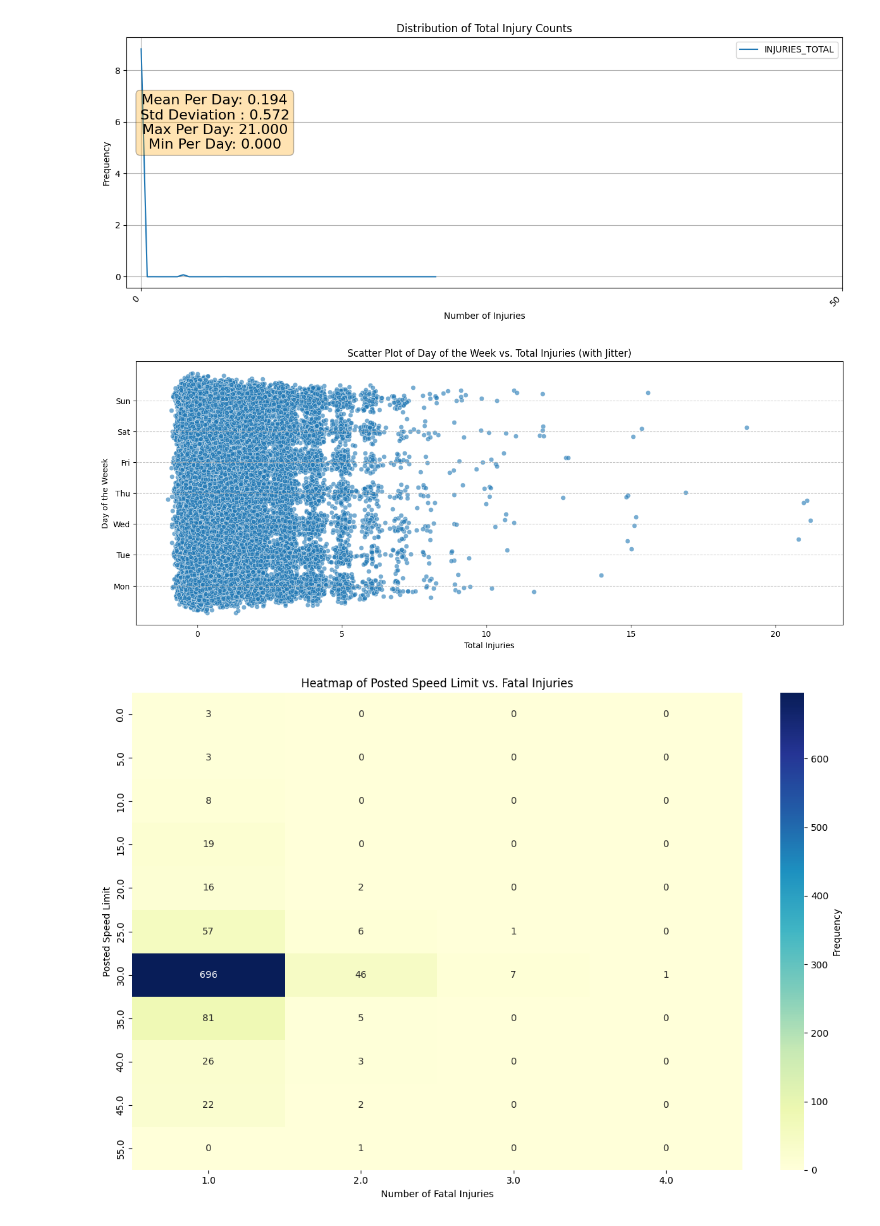
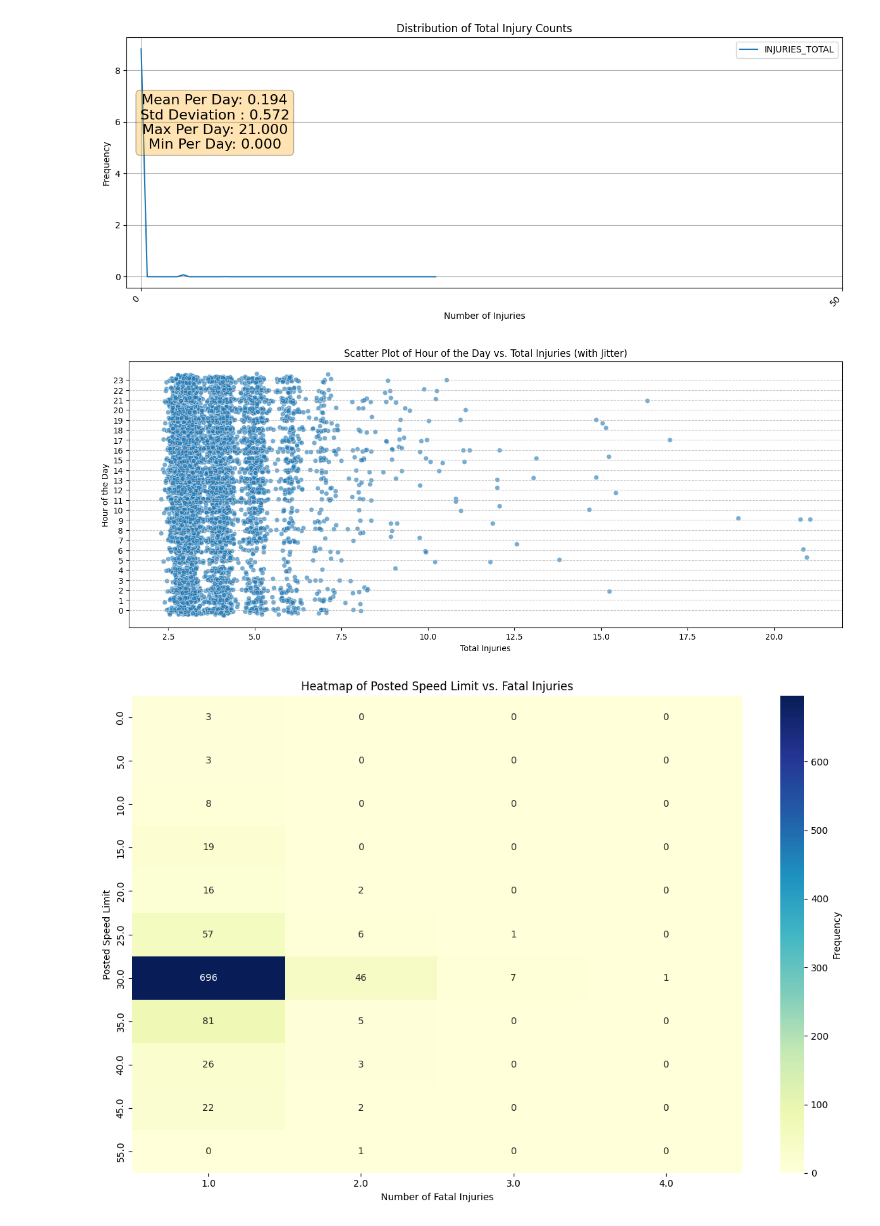
Before and after one commit to rmasud-michigan/siads_521_assignment_3, a Jupyter notebook: chicago_crash_analysis.ipynb, the cells around one changed output. Drawn from its saved outputs; the diff is of its cells as text; code cells hidden in the pictures.

Commit message:
more data changes

```diff
--- a/chicago_crash_analysis.ipynb
+++ b/chicago_crash_analysis.ipynb
@@ -239,43 +239,48 @@ create_total_injuries_histogram(df)
 # %%
 # what posted speed limit produces the most fatal injuries
 
-def plot_crash_day_of_week_vs_injuries_with_jitter(df: pd.DataFrame):
+def plot_crash_hour_of_week_vs_injuries_with_jitter(df: pd.DataFrame,minimalinjury:int=1):
     """
     Generates a scatter plot of 'LANE_CNT' against 'INJURIES_TOTAL'
     from the input pandas DataFrame, with added jitter.
 
     Args:
         df: The pandas DataFrame containing crash data with
-            'CRASH_DAY_OF_WEEK' and 'INJURIES_TOTAL' columns.
+            'CRASH_HOUR' and 'INJURIES_TOTAL' columns.
     """
-    if 'CRASH_DAY_OF_WEEK' not in df.columns or 'INJURIES_TOTAL' not in df.columns:
-        print("Error: DataFrame must contain 'CRASH_DAY_OF_WEEK' and 'INJURIES_TOTAL' columns.")
+    if 'CRASH_HOUR' not in df.columns or 'INJURIES_TOTAL' not in df.columns:
+        print("Error: DataFrame must contain 'CRASH_HOUR' and 'INJURIES_TOTAL' columns.")
         return
 
     # Define the amount of jitter
     jitter = 0.2
 
-    # Apply jitter to the 'LANE_CNT' and 'INJURIES_TOTAL' columns
-    jittered_x = df['INJURIES_TOTAL'] + np.random.normal(loc=0, scale=jitter, size=len(df))
-    jittered_y = df['CRASH_DAY_OF_WEEK'] + np.random.normal(loc=0, scale=jitter, size=len(df))
+    df_copy = df.copy()
+    df_copy = df_copy[df_copy['INJURIES_TOTAL']>=minimalinjury]
+
+    # Apply jitter to the 'LANE_CNT' and 'INJURIES_TOTAL' columns - we align the size of the filtered dataset
+    jittered_x = df_copy['INJURIES_TOTAL'] + np.random.normal(loc=0, scale=jitter, size=len(df_copy))
+    jittered_y = df_copy['CRASH_HOUR'] + np.random.normal(loc=0, scale=jitter, size=len(df_copy))
 
 
      # Adjust this value to control the amount of jitter
     plt.figure(figsize=(16, 6))
-    sns.scatterplot(x=jittered_x, y=jittered_y, data=df, alpha=0.6)
+    sns.scatterplot(x=jittered_x, y=jittered_y, data=df_copy, alpha=0.6)
 
-    plt.yticks(np.arange(1,8), ['Mon', 'Tue', 'Wed', 'Thu', 'Fri', 'Sat', 'Sun']) # Label y-axis with day names
-    plt.ylabel('Day of the Weeek')
+    # use the original so we get all hours
+    plt.yticks(np.arange(0,24), sorted(df['CRASH_HOUR'].unique())) # Label y-axis with day names
+
+    plt.ylabel('Hour of the Day')
     plt.xlabel('Total Injuries')
 
-    plt.title('Scatter Plot of Day of the Week vs. Total Injuries (with Jitter)')
+    plt.title('Scatter Plot of Hour of the Day vs. Total Injuries (with Jitter)')
     plt.grid(True, which="major", axis="y", linestyle='--', alpha=0.7) # Add a horizontal grid for days
     plt.show()
 
 
-plot_crash_day_of_week_vs_injuries_with_jitter(df)
+plot_crash_hour_of_week_vs_injuries_with_jitter(df,3)
 # %% [output]
-[figure, old version]
+[figure, new version]
 # %%
 # does speed posted speed a
 
```
Also changed, not shown: parts of 1 cell of this notebook, 8 other files.
